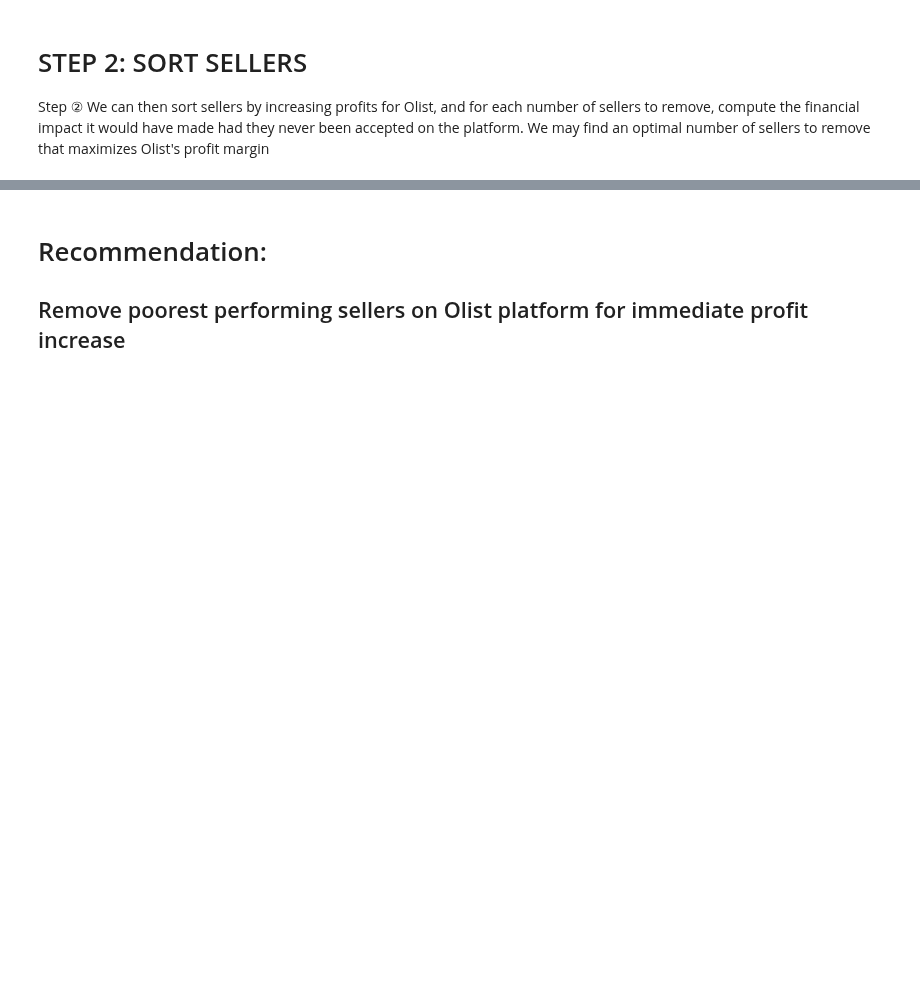
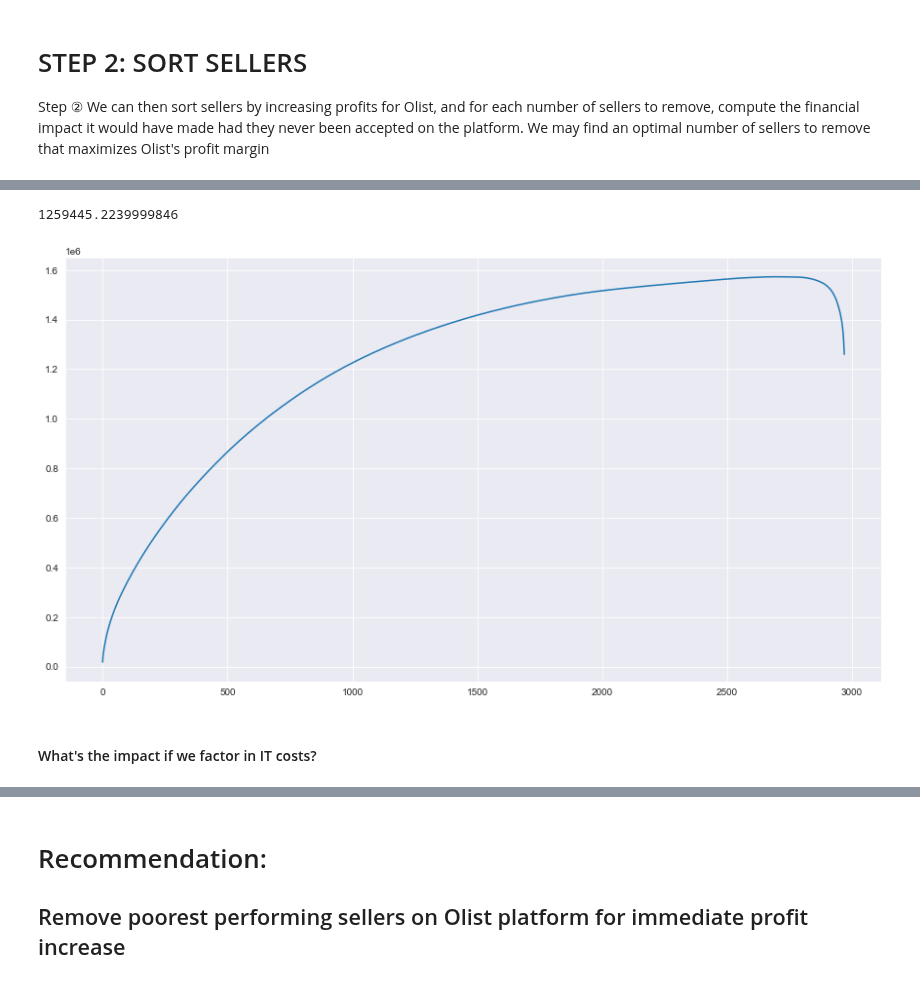
Before and after one commit to phlln/olist-analysis, a Jupyter notebook: notebooks/ceo_request-Phil-UPDATED.ipynb, the cells around one changed output, grey strips where cells are left out. Saved outputs shown, nothing was run; the diff lists cells and outputs as text; code cells hidden in the pictures; blank space fills up the shorter version.

Commit message:
added cumulative profit curve

```diff
--- a/notebooks/ceo_request-Phil-UPDATED.ipynb
+++ b/notebooks/ceo_request-Phil-UPDATED.ipynb
@@ -215,10 +219,10 @@ Let's find out:
 # %%
-# Barplot to show number of sellers dragging on Olist that can be removed
+# Simple function to create column indicating negative impact
 def olist_impact(x):
     if x < 0:
         return 'negative'
     else:
         return 'positive'
 
-sellers['impact'] = sellers['profits_before_it_costs'].apply(olist_impact)
+sellers['impact'] = sellers['profit_per_seller'].apply(olist_impact)
 sellers['impact'].value_counts()
@@ -239,8 +254,8 @@ compute the financial impact it would have made had they never been accepted on
 We may find an optimal number of sellers to remove that maximizes Olist's profit margin
 # %%
 # Sort sellers by how much profit each contributes to Olist
-sellers.sort_values('profits_before_it_costs', ignore_index=True, inplace=True, ascending=False)
+sellers.sort_values('profit_per_seller', ignore_index=True, inplace=True, ascending=False)
 
 # number of sellers that are a cost (negative profits) on Olist
-sellers_neg_profits = sellers.loc[sellers['olist_profits']<0].shape[0]
+sellers_neg_profits = sellers.loc[sellers['profit_per_seller']<0].shape[0]
 sellers_neg_profits
@@ -247,4 +264,4 @@ sellers_neg_profits
 # %%
 #CALC Cumulative sum column of profits to Olist from each seller
-sellers['accumulated_profits'] = sellers['profits_before_it_costs'].cumsum()
+sellers['accumulated_profits'] = sellers['profit_per_seller'].cumsum()
 sellers.tail(10)
@@ -252,3 +281,15 @@ sellers.tail(10)
 #Total profits
 profits = sellers['accumulated_profits']
 profits.iloc[-1]
+# %% [output]
+1259445.2239999846
+# %%
+# Let's build a profit curve by starting with our sellers that contribute the most to Olist
+
+#After sorting sellers by how much they contribute to Olist profits, we can see the downward pressure of poor performing
+# sellers with bad reviews
+sellers.accumulated_profits.plot(figsize=(15,8));
+# %% [output]
+[figure, added]
+# %% [markdown]
+#### What's the impact if we factor in IT costs?
```
Also changed, not shown: parts of 22 cells of this notebook.
